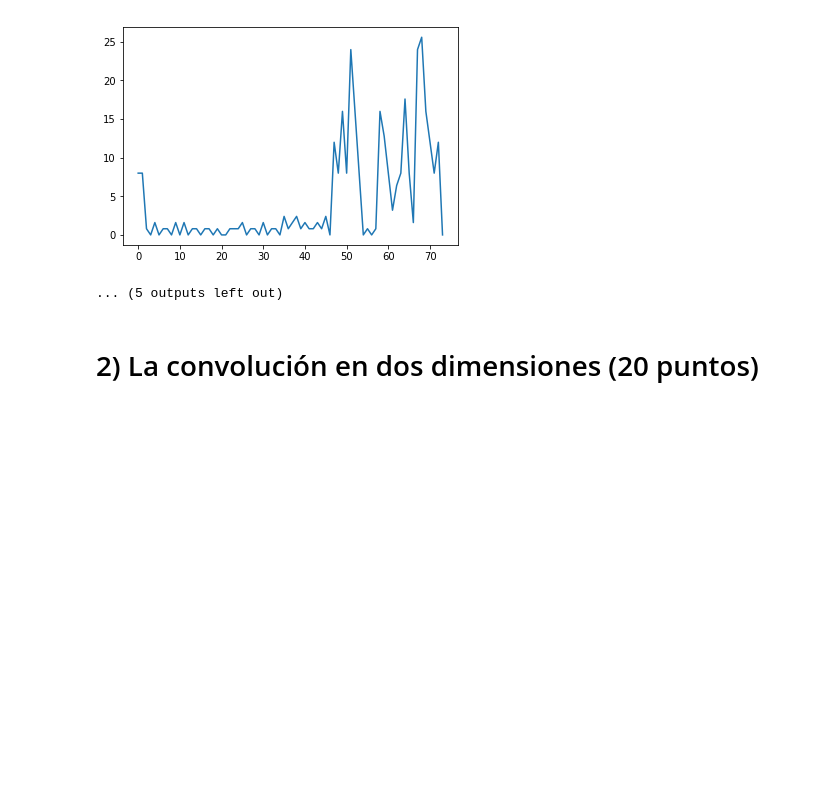
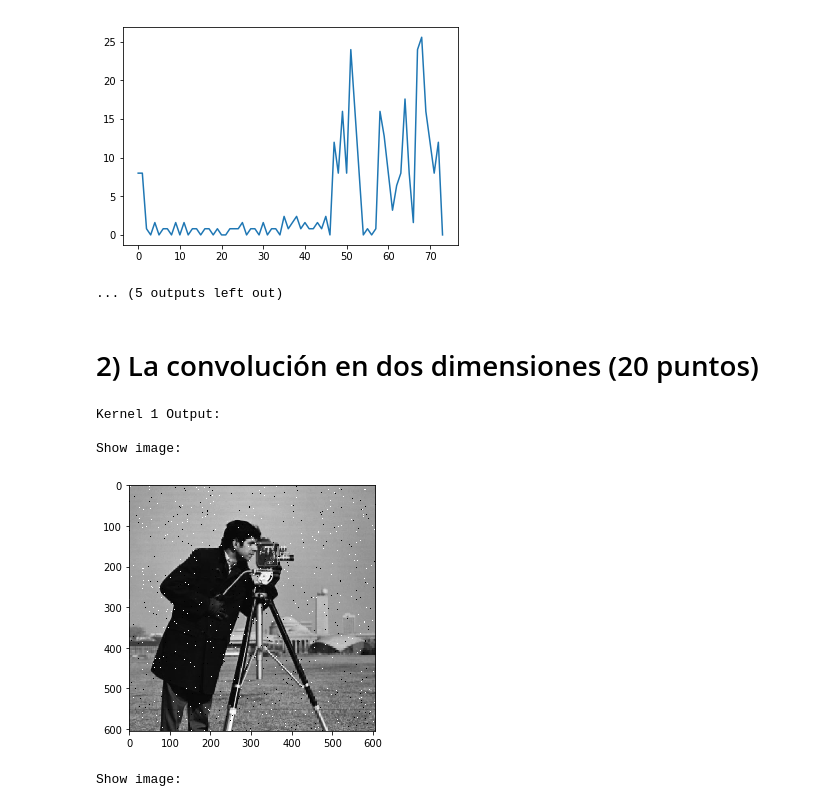
Before and after one commit to fmejias/CienciasDeLosDatosTEC, a Jupyter notebook: AprendizajeAutomatico/TP0/TP0.ipynb, the cells around one changed output. Saved outputs shown, nothing was run; the diff lists cells and outputs as text; code cells hidden in the pictures; blank space fills up the shorter version.

Commit message:
TP0: Add exercise 2 with median filter and 2D Convolution

```diff
--- a/AprendizajeAutomatico/TP0/TP0.ipynb
+++ b/AprendizajeAutomatico/TP0/TP0.ipynb
@@ -213,3 +218,83 @@ Plot Speed Signal after 1D Convolution for filter [-8, 0, 8]
 ... (5 outputs left out)
 # %% [markdown]
 # 2) La convolución en dos dimensiones (20 puntos)
+# %%
+def showImage(image):
+  print("\nShow image: \n")
+  io.imshow(image)
+  io.show()
+
+def convolucionar2D(kernel):
+  image = io.imread('https://raw.githubusercontent.com/fmejias/CienciasDeLosDatosTEC/master/AprendizajeAutomatico/TP0/noisy.bmp', as_gray=True)
+  showImage(image)
+
+  # Convert the image to grayscale
+  image = color.rgb2gray(image)
+
+  # Flip the kernel
+  kernel = np.flipud(np.fliplr(kernel))
+
+  # Create matrix with zeros to save the convolution output
+  convolutionResult = np.zeros_like(image)
+
+  # Get the number of kernel columns and rows
+  kernelColumns= np.size(kernel,1)
+  kernelRows= np.size(kernel,0)
+
+  # Loop over every pixel of the image
+  for x in range(image.shape[1]):
+      for y in range(image.shape[0]):
+          if x + kernelRows <= image.shape[1] and y + kernelColumns <= image.shape[0]:
+            # element-wise multiplication of the kernel and the image
+            convolutionResult[y,x]=(kernel*image[y:y+kernelColumns,x:x+kernelRows]).sum()
+
+  # Show filtered image
+  showImage(convolutionResult)
+
+def filtrarMedianas(c=3):
+  image = io.imread('https://raw.githubusercontent.com/fmejias/CienciasDeLosDatosTEC/master/AprendizajeAutomatico/TP0/noisy.bmp', as_gray=True)
+  showImage(image)
+
+  # Convert the image to grayscale
+  image = color.rgb2gray(image)
+
+  # Create matrix with zeros to save the median filter output
+  medianFilterResult = np.zeros_like(image)
+
+  # Get the number of kernel columns and rows
+  filterColumns= c
+  filterRows= c
+
+  # Loop over every pixel of the image
+  for x in range(image.shape[0]):
+      for y in range(image.shape[1]):
+          if x + filterRows <= image.shape[0] and y + filterColumns <= image.shape[1]:
+            imagePortion = image[x:x+filterRows, y:y+filterColumns]
+            imagePortion = reduce(operator.concat, imagePortion.tolist())
+            medianFilterResult[x, y]=statistics.median(imagePortion)
+
+  # Show filtered image
+  showImage(medianFilterResult)
+
+
+# Test 2D Convolution
+kernel1 = np.array([[1,1,1],[1,1,1],[1,1,1]])
+kernel2 = np.array([[1,1,1,1,1,1,1],[1,1,1,1,1,1,1],[1,1,1,1,1,1,1],[1,1,1,1,1,1,1],[1,1,1,1,1,1,1],[1,1,1,1,1,1,1],[1,1,1,1,1,1,1]])
+
+print("Kernel 1 Output: ")
+convolucionar2D(kernel1)
+
+print("Kernel 2 Output: ")
+convolucionar2D(kernel2)
+
+print("Median Filter with c=3 Output: ")
+filtrarMedianas()
+
+print("Median Filter with c=7 Output: ")
+filtrarMedianas(c=7)
+# %% [output]
+Kernel 1 Output:
+
+Show image:
+[figure, added]
+Show image:
```
Also changed, not shown: parts of 2 cells of this notebook.
